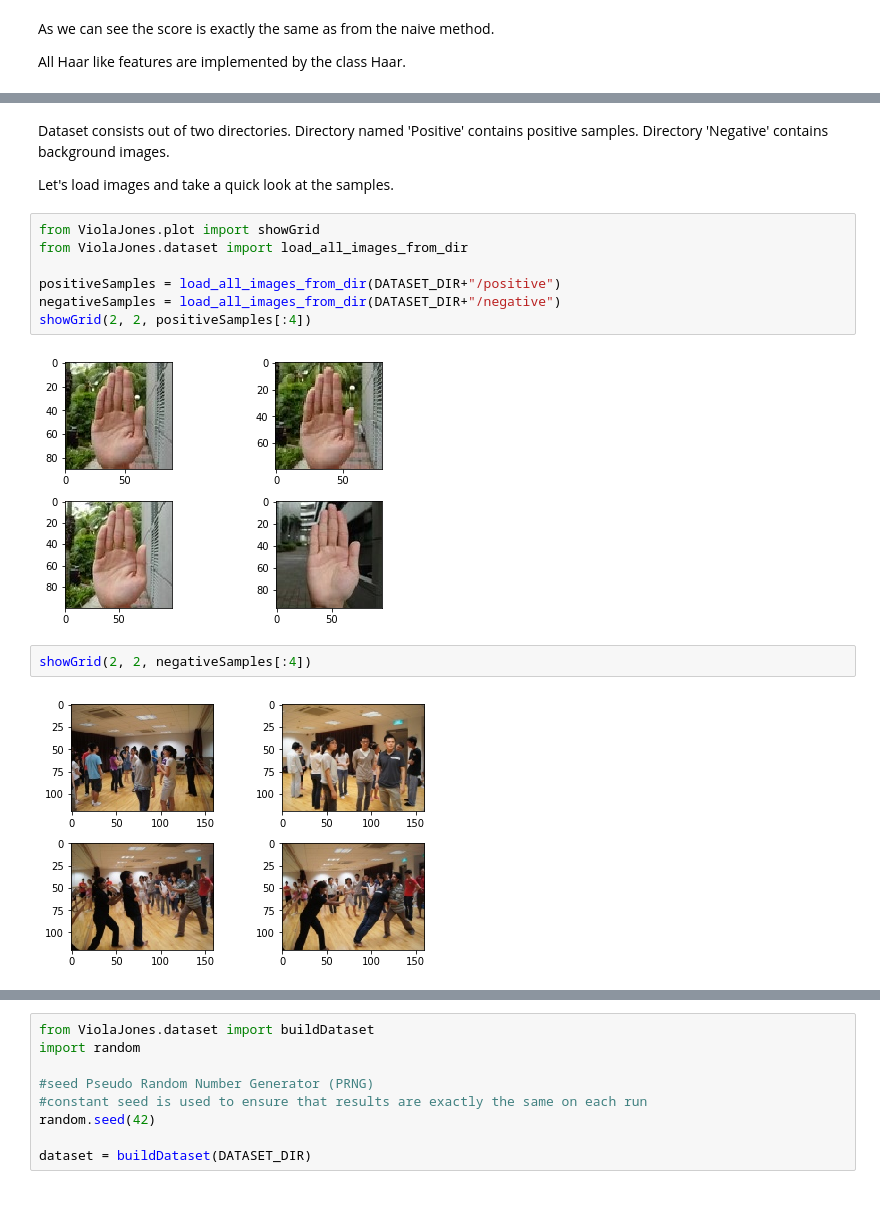
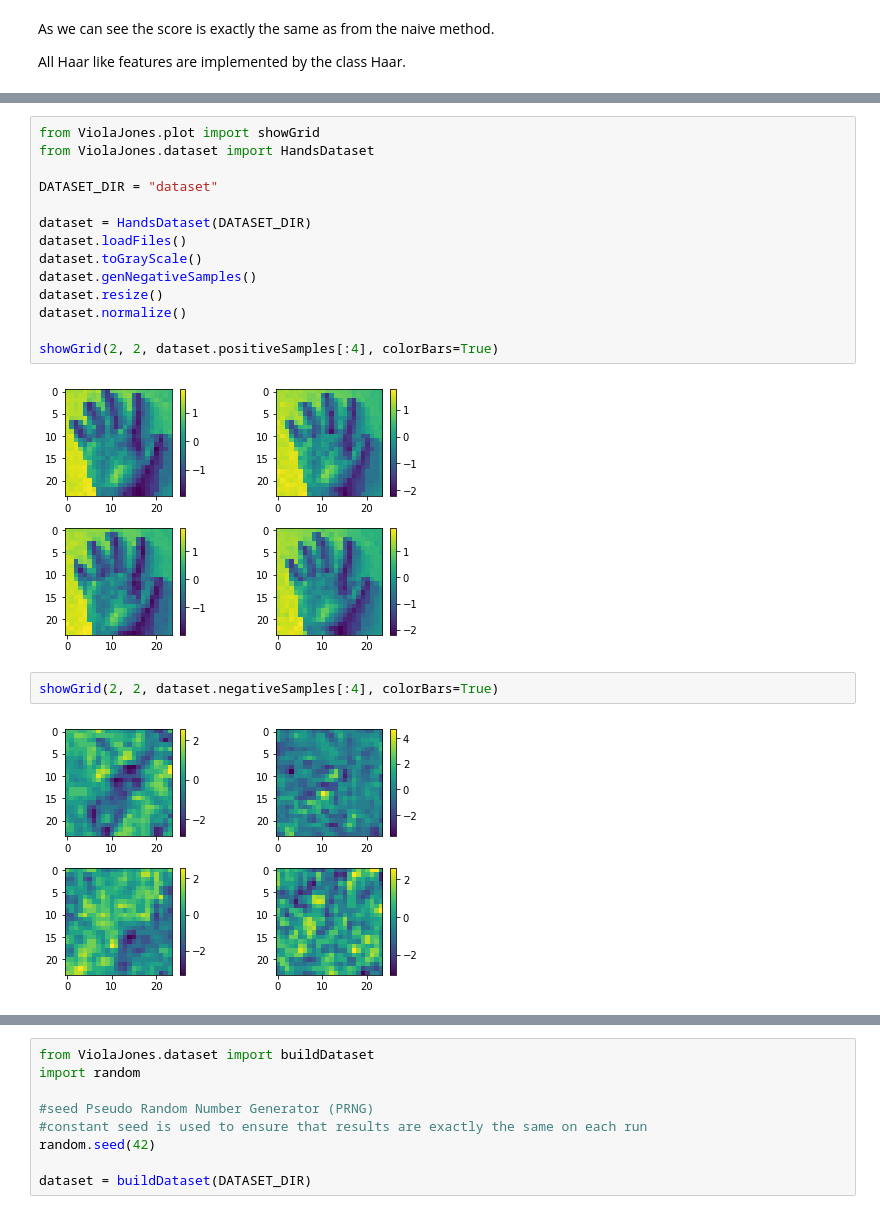
Before and after one commit to Bill2462/Viola-Jones, a Jupyter notebook: Hand Detection Using Viola Jones Algorithm.ipynb, the cells around one changed output, grey strips where cells are left out. Drawn from its saved outputs; the diff is of its cells as text.

```diff
--- a/Hand Detection Using Viola Jones Algorithm.ipynb
+++ b/Hand Detection Using Viola Jones Algorithm.ipynb
@@ -183,21 +165,23 @@ Dataset already exists! Skipping dataset decompression!
-# %% [markdown]
-Dataset consists out of two directories.
-Directory named 'Positive' contains positive samples. Directory 'Negative' contains background images.
-
-Let's load images and take a quick look at the samples.
 # %%
 from ViolaJones.plot import showGrid
-from ViolaJones.dataset import load_all_images_from_dir
+from ViolaJones.dataset import HandsDataset
 
-positiveSamples = load_all_images_from_dir(DATASET_DIR+"/positive")
-negativeSamples = load_all_images_from_dir(DATASET_DIR+"/negative")
-showGrid(2, 2, positiveSamples[:4])
+DATASET_DIR = "dataset"
+
+dataset = HandsDataset(DATASET_DIR)
+dataset.loadFiles()
+dataset.toGrayScale()
+dataset.genNegativeSamples()
+dataset.resize()
+dataset.normalize()
+
+showGrid(2, 2, dataset.positiveSamples[:4], colorBars=True)
 # %% [output]
-[figure, old version]
+[figure, new version]
 # %%
-showGrid(2, 2, negativeSamples[:4])
+showGrid(2, 2, dataset.negativeSamples[:4], colorBars=True)
 # %% [output]
-[figure, old version]
+[figure, new version]
 # %% [markdown]
 # Preparing dataset for training
 
```
Also changed, not shown: parts of 30 cells of this notebook, 58 other files.
